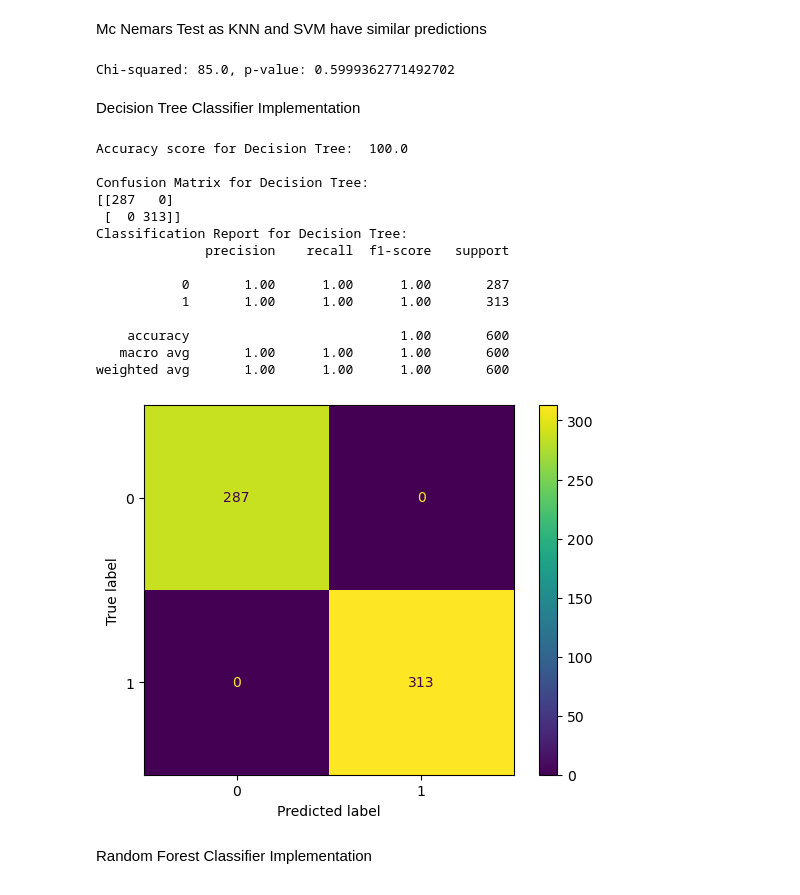
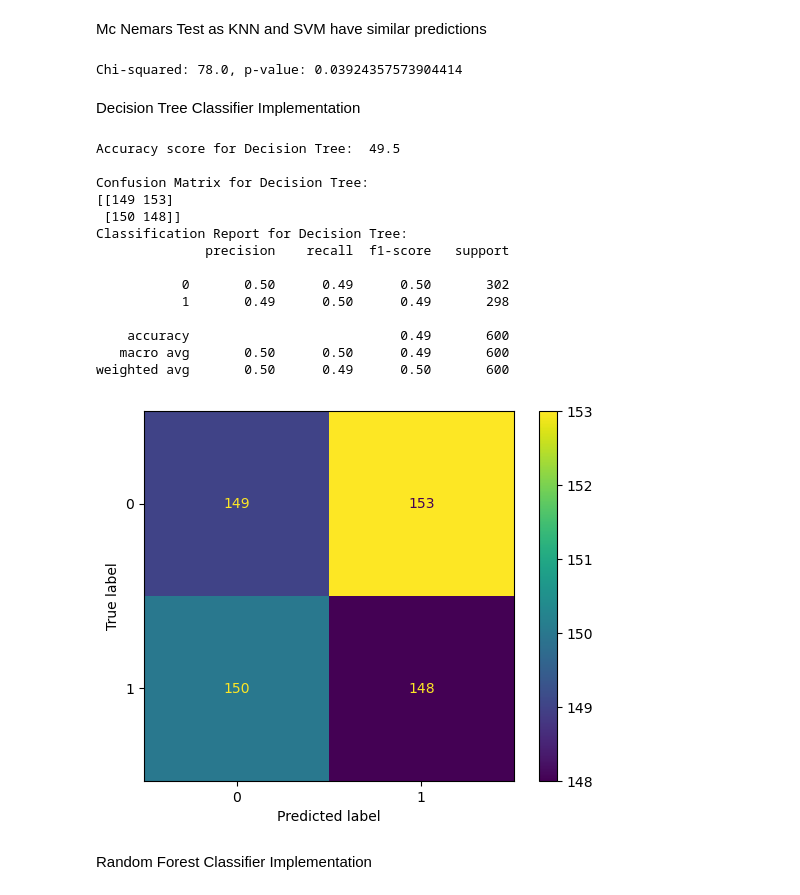
Before and after one commit to parajuliaryan/Lung_Cancer_Classification, a Jupyter notebook: authentication.ipynb, the cells around one changed output. Drawn from its saved outputs; the diff is of its cells as text; code cells hidden in the pictures.

```diff
--- a/authentication.ipynb
+++ b/authentication.ipynb
@@ -266,8 +304,8 @@ weighted avg       0.70      0.70      0.70       600
 Mc Nemars Test as KNN and SVM have similar predictions
 # %%
 # Contingency table counts
-n01 = np.sum((knn_predictions == y_test) & (svm_predictions != y_test))
-n10 = np.sum((knn_predictions != y_test) & (svm_predictions == y_test))
+n01 = np.sum((knn_predictions_global == y_test) & (svm_predictions_global != y_test))
+n10 = np.sum((knn_predictions_global != y_test) & (svm_predictions_global == y_test))
 
 # Create contingency table
 contingency_table = np.array([[0, n01], [n10, 0]])
@@ -276,52 +314,45 @@ contingency_table = np.array([[0, n01], [n10, 0]])
 result = mcnemar(contingency_table, exact=True)
 print(f'Chi-squared: {result.statistic}, p-value: {result.pvalue}')
 # %% [output]
-Chi-squared: 85.0, p-value: 0.5999362771492702
+Chi-squared: 78.0, p-value: 0.03924357573904414
 # %% [markdown]
 Decision Tree Classifier Implementation
 # %%
-# Initialize the Decision Tree Classifier
-dtc = DecisionTreeClassifier()
+dtc_predictions_global = [];
+def decision_tree_classifier (X_train, y_train, X_test, y_test):
+    dtc = DecisionTreeClassifier()
+    dtc.fit(X_train, y_train)
+    dtc_predictions = dtc.predict(X_test)
+    dtc_value = (accuracy_score(y_test, dtc_predictions)*100)
+    print("Accuracy score for Decision Tree: ", dtc_value, "\n")
+    print("Confusion Matrix for Decision Tree: ")
+    cm = confusion_matrix(y_test, dtc_predictions)
+    print(cm)
+    disp = ConfusionMatrixDisplay(confusion_matrix=cm,
+                                  display_labels=dtc.classes_)
+    disp.plot()
+    print("Classification Report for Decision Tree: ")
+    print(classification_report(y_test, dtc_predictions))
+    global dtc_predictions_global
+    dtc_predictions_global = dtc_predictions
 
-# Fit the model on the training data
-dtc.fit(X, y)
-
-# Predict on the test data
-dtc_predictions = dtc.predict(X_test)
-
-# Calculate the accuracy score
-dtc_accuracy = accuracy_score(y_test, dtc_predictions) * 100
-print("Accuracy score for Decision Tree: ", dtc_accuracy, "\n")
-
-# Print the confusion matrix
-print("Confusion Matrix for Decision Tree: ")
-dtc_cm = confusion_matrix(y_test, dtc_predictions)
-print(dtc_cm)
-
-# Plot the confusion matrix
-disp = ConfusionMatrixDisplay(confusion_matrix=dtc_cm,
-                              display_labels=dtc.classes_)
-disp.plot()
-
-# Print the classification report
-print("Classification Report for Decision Tree: ")
-print(classification_report(y_test, dtc_predictions))
+decision_tree_classifier(X_train, y_train, X_test, y_test)
 # %% [output]
-Accuracy score for Decision Tree:  100.0
+Accuracy score for Decision Tree:  49.5
 
 Confusion Matrix for Decision Tree:
-[[287   0]
- [  0 313]]
+[[149 153]
+ [150 148]]
 Classification Report for Decision Tree:
               precision    recall  f1-score   support
 
-           0       1.00      1.00      1.00       287
-           1       1.00      1.00      1.00       313
+           0       0.50      0.49      0.50       302
+           1       0.49      0.50      0.49       298
 
-    accuracy                           1.00       600
-   macro avg       1.00      1.00      1.00       600
-weighted avg       1.00      1.00      1.00       600
+    accuracy                           0.49       600
+   macro avg       0.50      0.50      0.49       600
+weighted avg       0.50      0.49      0.50       600
-[figure, old version]
+[figure, new version]
 # %% [markdown]
 Random Forest Classifier Implementation
 # %%
```
Also changed, not shown: parts of 13 cells of this notebook, 8 other files.
